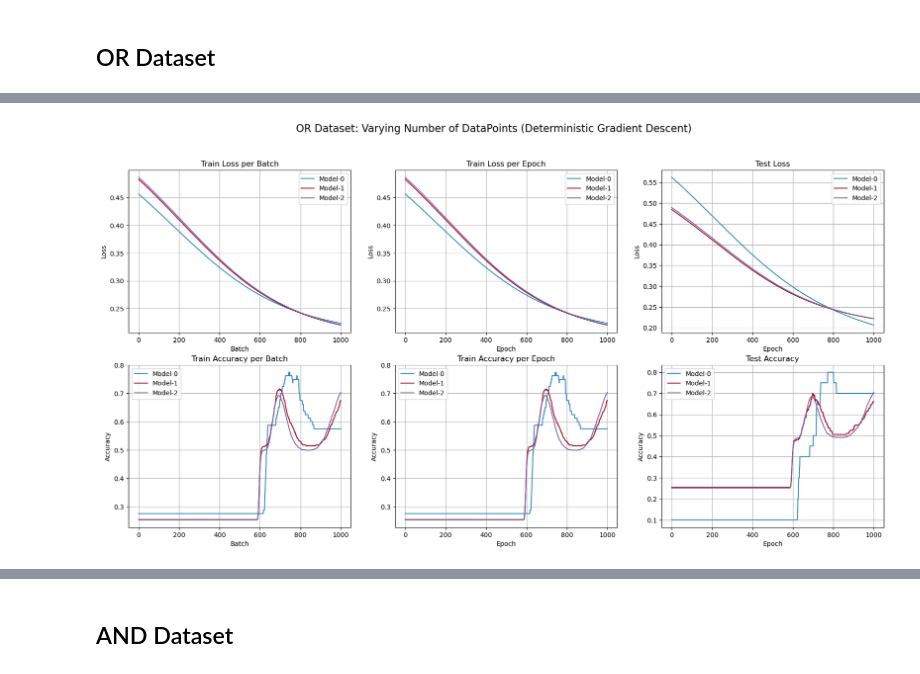
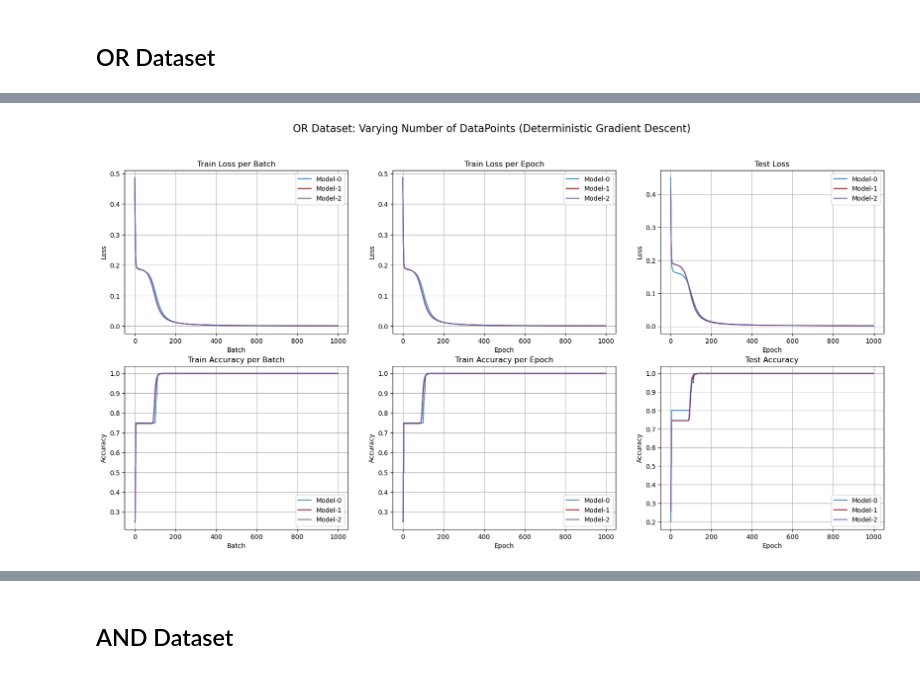
Before and after one commit to Divyanshu-Bhatt/EE6380-Deep-Learning, a Jupyter notebook: Assignment3/Assignment3.ipynb, the cells around one changed output, grey strips where cells are left out. Cells and saved outputs as stored; diff of their text form; code cells hidden in the pictures.

```diff
--- a/Assignment3/Assignment3.ipynb
+++ b/Assignment3/Assignment3.ipynb
@@ -401,17 +420,19 @@ def trainModel(model_arguments, dataset, suptitle, varying_parameter, random_sta
     """
     Train the neural network
     """
+    X, y = dataset
+    np.random.seed(random_state)      # Set the random seed for reproducibility
+    p = np.random.permutation(len(X)) # Permutation of the indices
+    X, y = X[p], y[p]                 # Shuffle the input and ground truth in the same order
 
     models = []
     if varying_parameter == "batch_size":
-        total_samples = len(dataset[1])
+        total_samples = len(X)
         train_samples = int(model_arguments["split"] * total_samples)
 
         # Seggregating Data
-        train_input = dataset[0][:train_samples]
-        train_output = dataset[1][:train_samples]
-        test_input = dataset[0][train_samples:]
-        test_output = dataset[1][train_samples:]
+        train_input, train_output = X[:train_samples], y[:train_samples]
+        test_input, test_output = X[train_samples:], y[train_samples:]
 
         for batch_size in model_arguments["batch_size"]:
             model = ANN(2, model_arguments["hidden_layer"], 1, random_state=random_state)
@@ -430,10 +451,8 @@ def trainModel(model_arguments, dataset, suptitle, varying_parameter, random_sta
             test_samples = total_samples - train_samples
 
             # Seggregating Data
-            train_input = dataset[0][:train_samples]
-            train_output = dataset[1][:train_samples]
-            test_input = dataset[0][train_samples:train_samples+test_samples]
-            test_output = dataset[1][train_samples:train_samples+test_samples]
+            train_input, train_output = X[:train_samples], y[:train_samples]
+            test_input, test_output = X[train_samples:train_samples+test_samples], y[train_samples:train_samples+test_samples]
 
             model = ANN(2, model_arguments["hidden_layer"], 1, random_state=random_state)
             model.train((train_input, train_output), (test_input, test_output), model_arguments["learning_rate"], model_arguments["epochs"], batch_size=model_arguments["batch_size"], verbose=False)
@@ -443,6 +462,20 @@ def trainModel(model_arguments, dataset, suptitle, varying_parameter, random_sta
 
         # Plotting the metrics
         plottingMetrics(models, suptitle=suptitle)
+# %%
+model_arguments_determinstic = {"hidden_layer" : 2,
+                                "split" : 0.8,
+                                "learning_rate" : 2,
+                                "epochs" : 1000,
+                                "batch_size" : -1,
+                                "n_samples" : [100, 1000, 10000]}
+model_arguments_stochastic = {"hidden_layer" : 2,
+                              "split" : 0.8,
+                              "learning_rate" : 2.5,
+                              "epochs" : 100,
+                              "batch_size" : [32, 64, 128]}
+
+random_state = 2
 # %% [markdown]
 ## OR Dataset
 # %%
@@ -460,9 +493,3 @@ plotDataset(orInput, orOutput, "OR Dataset")
 # %%
-model_arguments = {"hidden_layer" : 2,
-                   "split" : 0.8,
-                   "learning_rate" : 0.01,
-                   "epochs" : 1000,
-                   "batch_size" : -1,
-                   "n_samples" : [100, 1000, 10000]}
-trainModel(model_arguments, (orInput, orOutput), "OR Dataset: Varying Number of DataPoints (Deterministic Gradient Descent)", "n_samples", random_state=2)
+trainModel(model_arguments_determinstic, (orInput, orOutput), "OR Dataset: Varying Number of DataPoints (Deterministic Gradient Descent)", "n_samples", random_state=random_state)
 # %% [output]
@@ -472,2 +499,2 @@ Data Size: 10000| Training Loss: 0.22096264610233185| Training Accuracy: 0.70362
-[figure, old version]
+[figure, new version]
 # %%
```
Also changed, not shown: parts of 10 cells of this notebook.
